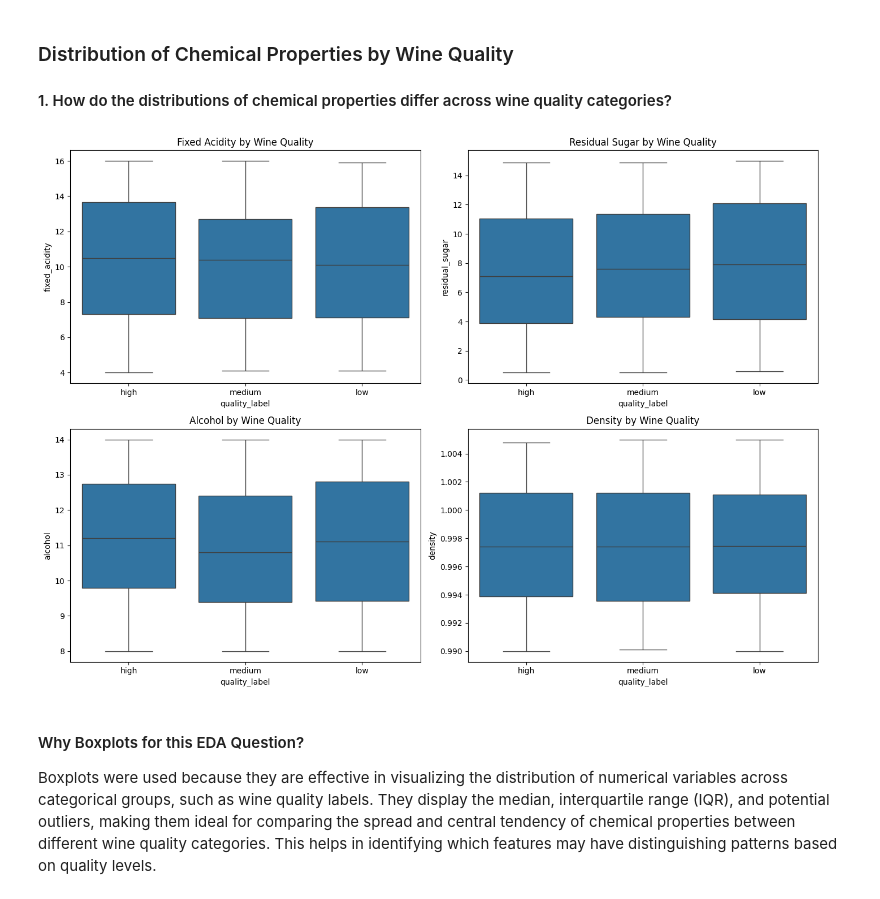
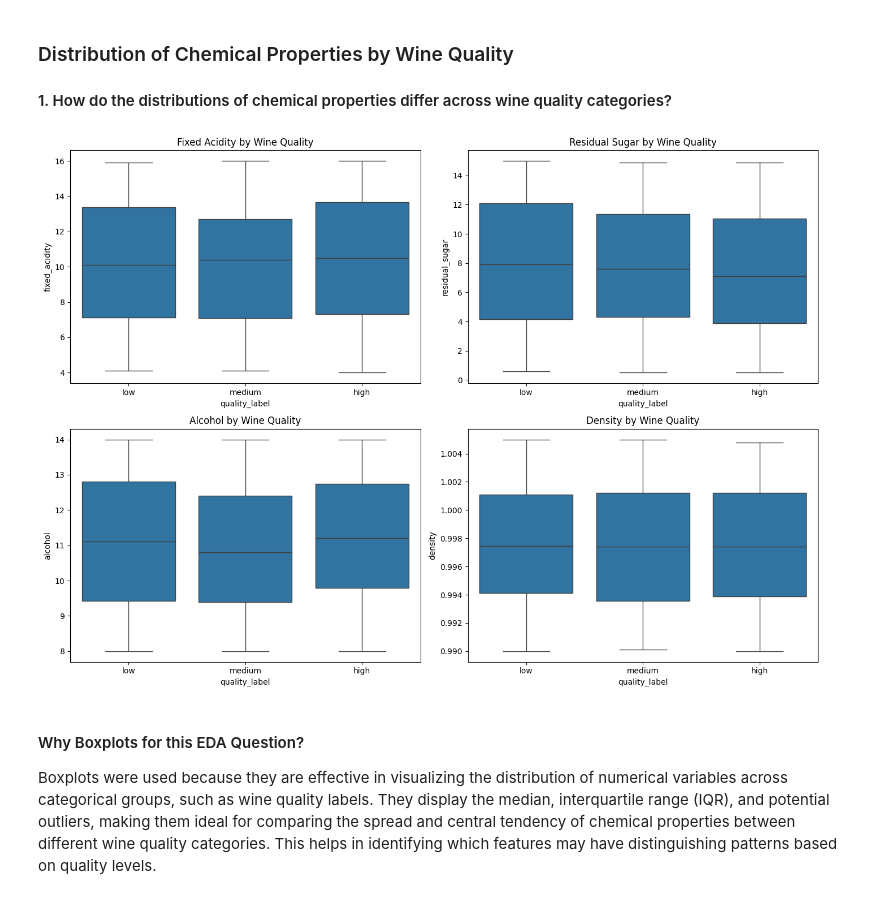
Before and after one commit to XENNNOOOO/CSMODEL_MP_Phase1, a Jupyter notebook: wine_quality_class_nb.ipynb, the cells around one changed output. Drawn from its saved outputs; the diff is of its cells as text; code cells hidden in the pictures.

```diff
--- a/wine_quality_class_nb.ipynb
+++ b/wine_quality_class_nb.ipynb
@@ -164,26 +164,29 @@ Name: count, dtype: int64
 # %%
 fig, axes = plt.subplots(2, 2, figsize=(14, 10))
 
+# Define the order for quality labels
+quality_order = ['low', 'medium', 'high']
+
 # Plot 1 - Fixed Acidity
-sns.boxplot(data=df, x='quality_label', y='fixed_acidity', ax=axes[0, 0])
+sns.boxplot(data=df, x='quality_label', y='fixed_acidity', ax=axes[0, 0], order=quality_order)
 axes[0, 0].set_title('Fixed Acidity by Wine Quality')
 
 # Plot 2 - Residual Sugar
-sns.boxplot(data=df, x='quality_label', y='residual_sugar', ax=axes[0, 1])
+sns.boxplot(data=df, x='quality_label', y='residual_sugar', ax=axes[0, 1], order=quality_order)
 axes[0, 1].set_title('Residual Sugar by Wine Quality')
 
 # Plot 3 - Alcohol
-sns.boxplot(data=df, x='quality_label', y='alcohol', ax=axes[1, 0])
+sns.boxplot(data=df, x='quality_label', y='alcohol', ax=axes[1, 0], order=quality_order)
 axes[1, 0].set_title('Alcohol by Wine Quality')
 
 # Plot 4 - Density
-sns.boxplot(data=df, x='quality_label', y='density', ax=axes[1, 1])
+sns.boxplot(data=df, x='quality_label', y='density', ax=axes[1, 1], order=quality_order)
 axes[1, 1].set_title('Density by Wine Quality')
 
 plt.tight_layout()
 plt.show()
 # %% [output]
-[figure, old version]
+[figure, new version]
 # %% [markdown]
 #### Why Boxplots for this EDA Question?
 
```
Also changed, not shown: parts of 6 cells of this notebook.
